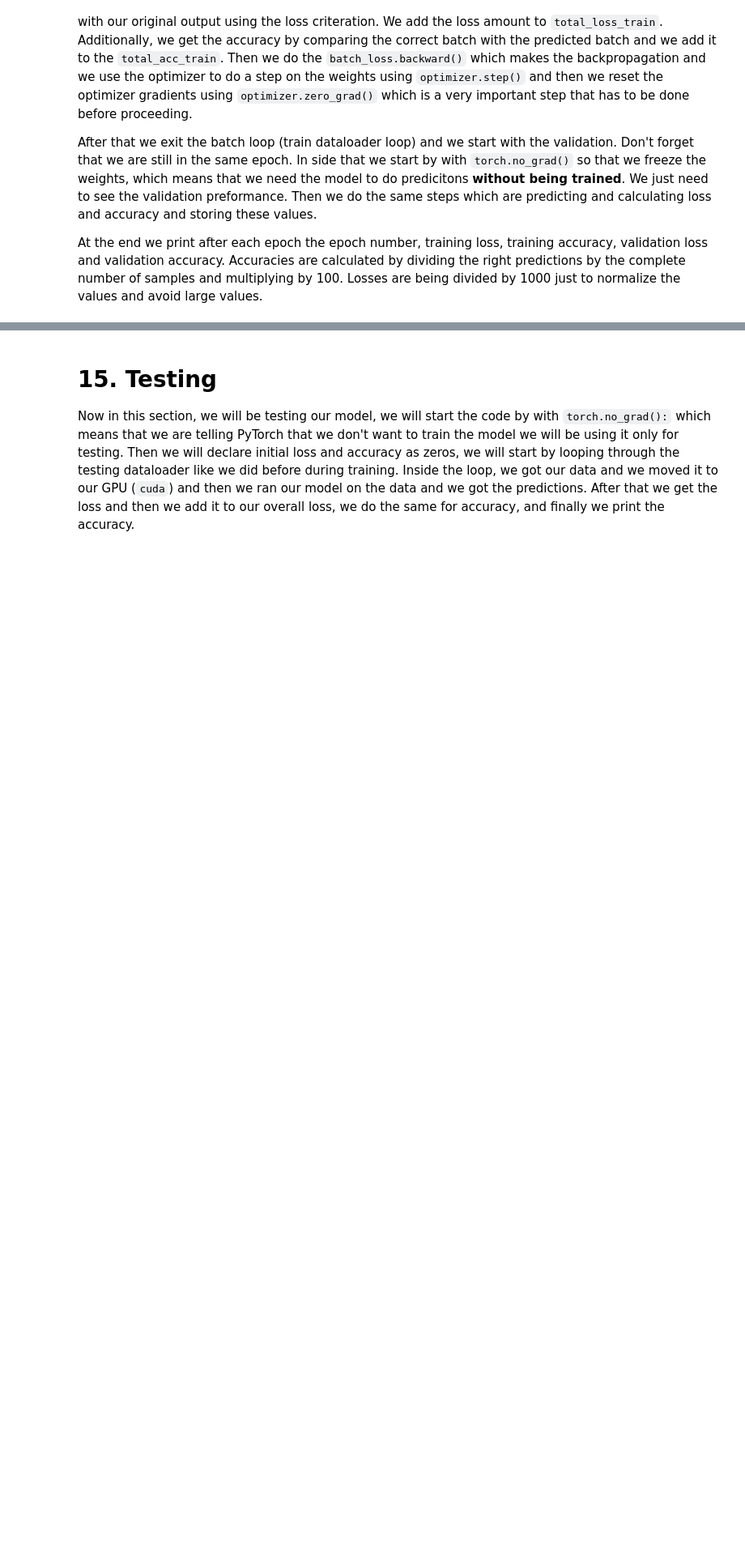
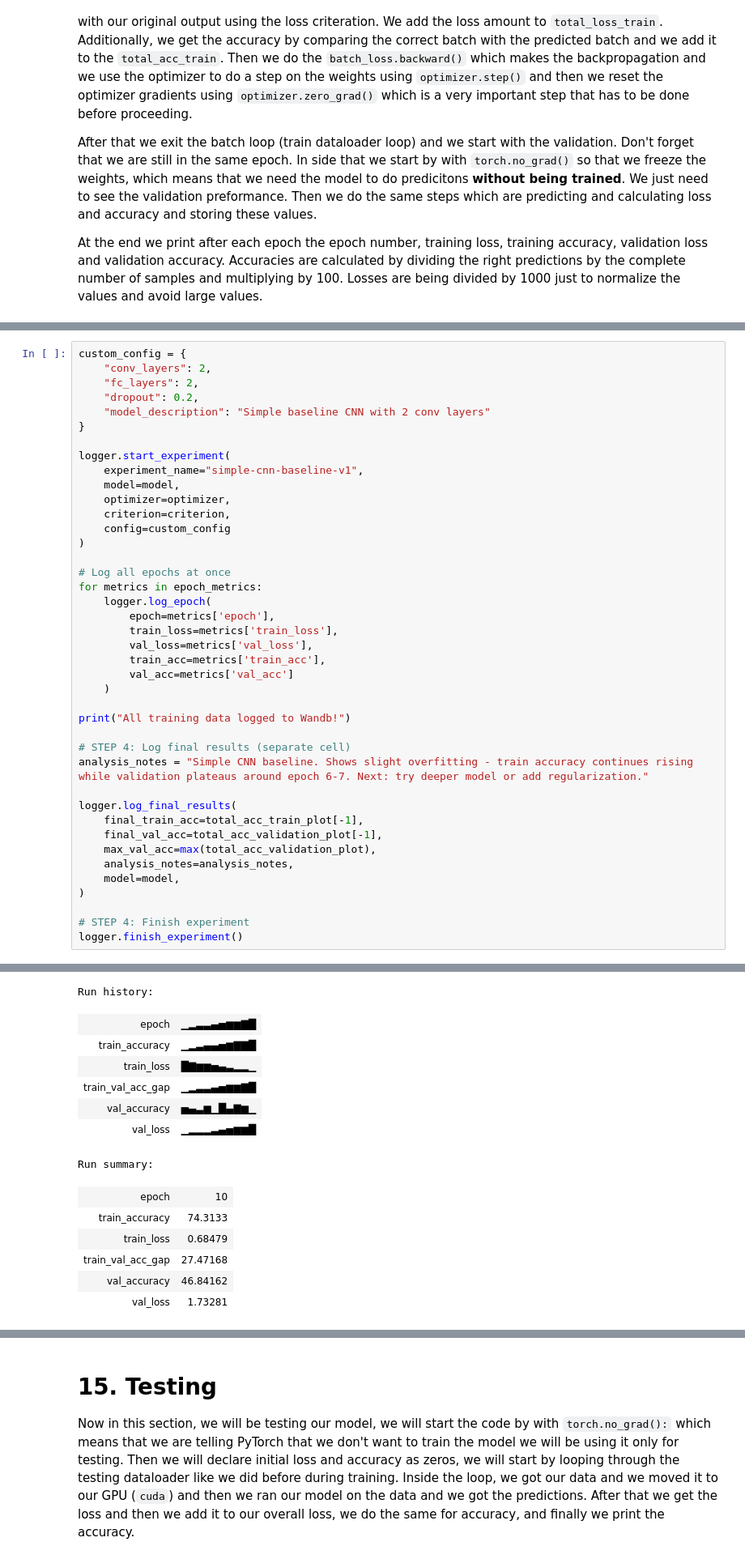
Before and after one commit to GLasare/Facial-Expression-Recognition-Challenge, a Jupyter notebook: model.ipynb, the cells around one changed output, grey strips where cells are left out. Shown at 81% size. Drawn from its saved outputs; the diff is of its cells as text; blank space fills up the shorter version.

Commit message:
Added Experiment Logger

```diff
--- a/model.ipynb
+++ b/model.ipynb
@@ -444,0 +673,42 @@ Final Validation Accuracy: 46.17%
+# %%
+custom_config = {
+    "conv_layers": 2,
+    "fc_layers": 2,
+    "dropout": 0.2,
+    "model_description": "Simple baseline CNN with 2 conv layers"
+}
+
+logger.start_experiment(
+    experiment_name="simple-cnn-baseline-v1",
+    model=model,
+    optimizer=optimizer,
+    criterion=criterion,
+    config=custom_config
+)
+
+# Log all epochs at once
+for metrics in epoch_metrics:
+    logger.log_epoch(
+        epoch=metrics['epoch'],
+        train_loss=metrics['train_loss'],
+        val_loss=metrics['val_loss'],
+        train_acc=metrics['train_acc'],
+        val_acc=metrics['val_acc']
+    )
+
+print("All training data logged to Wandb!")
+
+# STEP 4: Log final results (separate cell)
+analysis_notes = "Simple CNN baseline. Shows slight overfitting - train accuracy continues rising while validation plateaus around epoch 6-7. Next: try deeper model or add regularization."
+
+logger.log_final_results(
+    final_train_acc=total_acc_train_plot[-1],
+    final_val_acc=total_acc_validation_plot[-1],
+    max_val_acc=max(total_acc_validation_plot),
+    analysis_notes=analysis_notes,
+    model=model,
+)
+
+# STEP 4: Finish experiment
+logger.finish_experiment()
+# %% [output]
@@ -444,0 +717,14 @@ Final Validation Accuracy: 46.17%
+Run history:
+| epoch | ▁▂▃▃▄▅▆▆▇█ |
+| train_accuracy | ▁▂▃▄▄▅▆▇▇█ |
+| train_loss | █▇▆▆▅▄▃▂▂▁ |
+| train_val_acc_gap | ▁▂▃▃▄▅▆▆▇█ |
+| val_accuracy | ▅▄▃▆▁█▄▇▆▁ |
+| val_loss | ▁▂▂▂▃▄▅▆▆█ |
+Run summary:
+| epoch | 10 |
+| train_accuracy | 74.3133 |
+| train_loss | 0.68479 |
+| train_val_acc_gap | 27.47168 |
+| val_accuracy | 46.84162 |
+| val_loss | 1.73281 |
```
Also changed, not shown: parts of 11 cells of this notebook.
